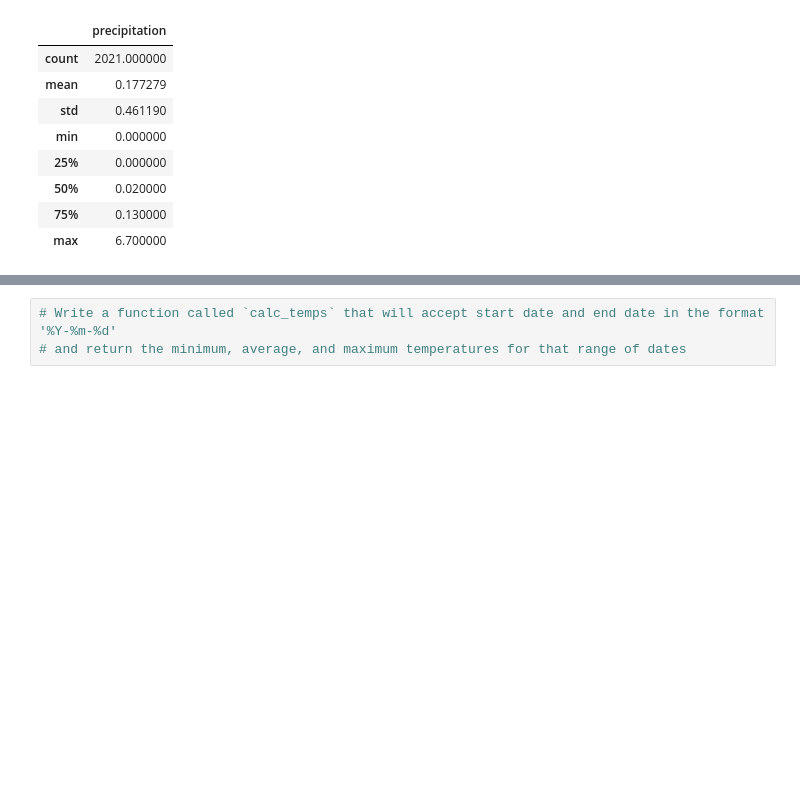
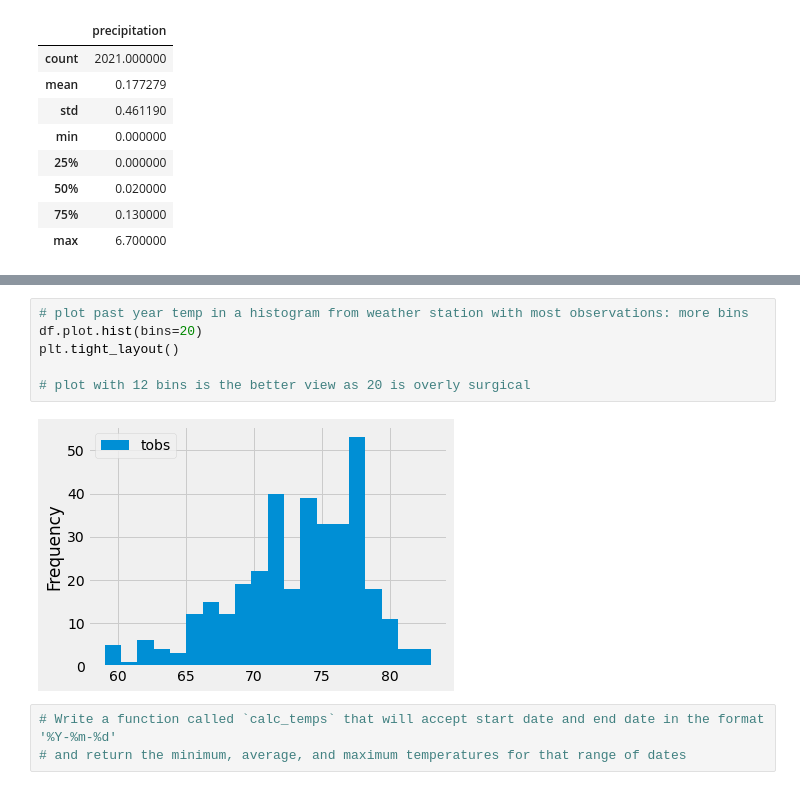
Before and after one commit to Christopheremorgan/surfs_up, a Jupyter notebook: climate_analysis.ipynb, the cells around one changed output, grey strips where cells are left out. Cells and saved outputs as stored; diff of their text form; blank space fills up the shorter version.

```diff
--- a/climate_analysis.ipynb
+++ b/climate_analysis.ipynb
@@ -93,3 +130,11 @@ df.describe()
+# %%
+# plot past year temp in a histogram from weather station with most observations: more bins
+df.plot.hist(bins=20)
+plt.tight_layout()
+
+# plot with 12 bins is the better view as 20 is overly surgical
+# %% [output]
+[figure, added]
 # %%
 # Write a function called `calc_temps` that will accept start date and end date in the format '%Y-%m-%d'
 # and return the minimum, average, and maximum temperatures for that range of dates
```
Also changed, not shown: parts of 5 cells of this notebook.
